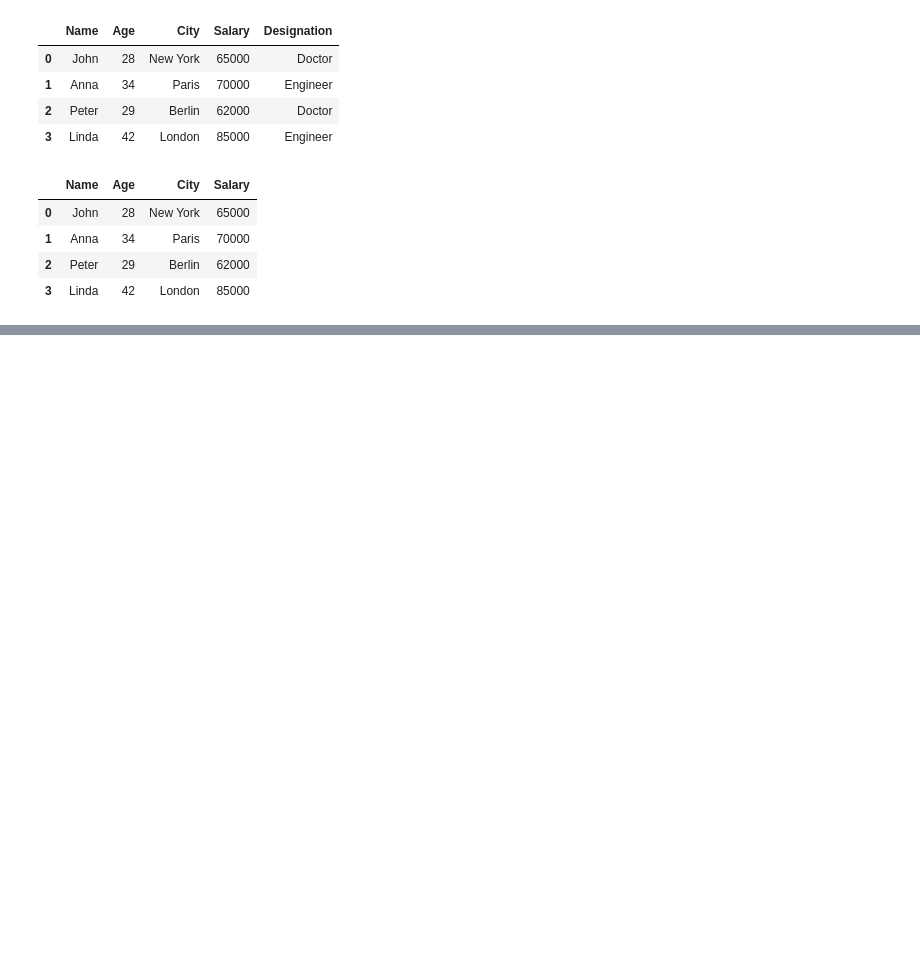
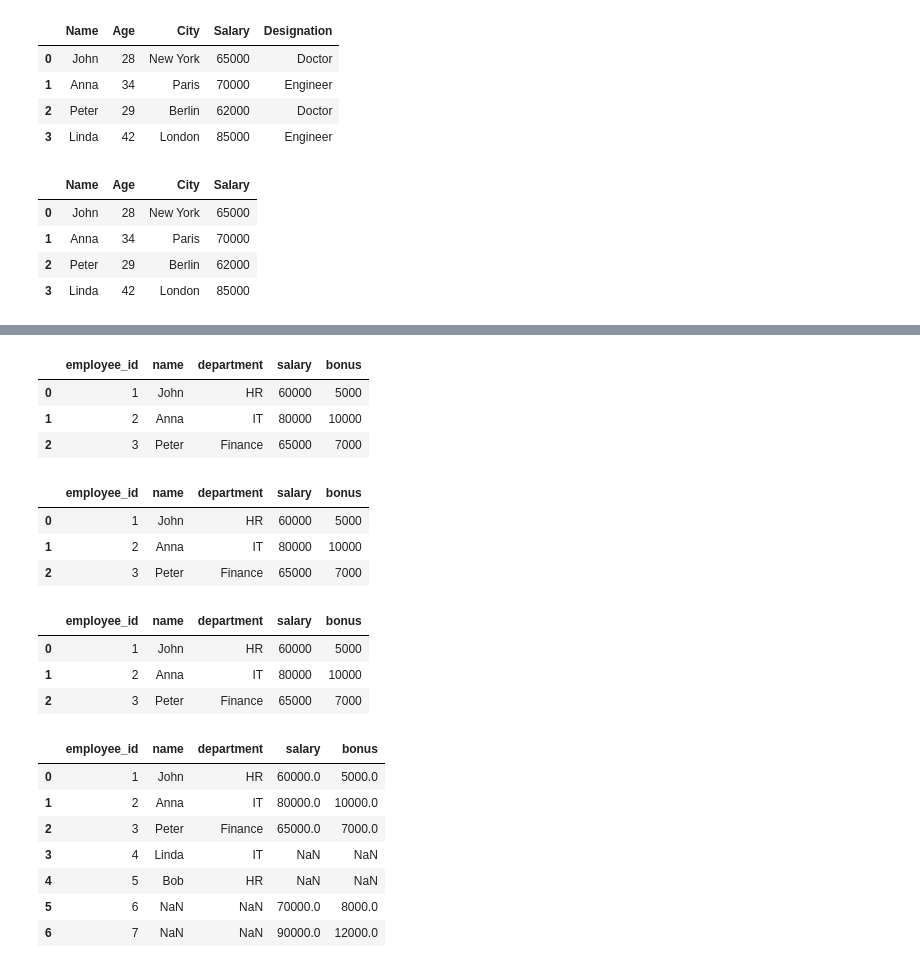
Before and after one commit to yash25hemnani/ds-basics, a Jupyter notebook: pandas_basics.ipynb, the cells around one changed output, grey strips where cells are left out. Cells and saved outputs as stored; diff of their text form; code cells hidden in the pictures; blank space fills up the shorter version.

```diff
--- a/pandas_basics.ipynb
+++ b/pandas_basics.ipynb
@@ -160,0 +364,14 @@ df2
+# %%
+# DataFrame 1: Employee Information
+employees = pd.DataFrame({
+    'employee_id': [1, 2, 3, 4, 5],
+    'name': ['John', 'Anna', 'Peter', 'Linda', 'Bob'],
+    'department': ['HR', 'IT', 'Finance', 'IT', 'HR']
+})
+
+# DataFrame 2: Salary information
+salaries = pd.DataFrame({
+    'employee_id': [1, 2, 3, 6, 7],
+    'salary': [60000, 80000, 65000, 70000, 90000],
+    'bonus': [5000, 10000, 7000, 8000, 12000]
+})
@@ -160,0 +396,37 @@ df2
+# %%
+# Only the key that is common among both will be used to merge (only ids that exist in
+# both will be visible)
+pd.merge(employees, salaries)
+# %% [output]
+|  | employee_id | name | department | salary | bonus |
+| 0 | 1 | John | HR | 60000 | 5000 |
+| 1 | 2 | Anna | IT | 80000 | 10000 |
+| 2 | 3 | Peter | Finance | 65000 | 7000 |
+# %%
+# We can specifically define which column to merge on as well
+pd.merge(employees, salaries, on='employee_id')
+# %% [output]
+|  | employee_id | name | department | salary | bonus |
+| 0 | 1 | John | HR | 60000 | 5000 |
+| 1 | 2 | Anna | IT | 80000 | 10000 |
+| 2 | 3 | Peter | Finance | 65000 | 7000 |
+# %%
+# we can also define 'how' which by default is inner
+pd.merge(employees, salaries, on='employee_id', how='inner')
+# %% [output]
+|  | employee_id | name | department | salary | bonus |
+| 0 | 1 | John | HR | 60000 | 5000 |
+| 1 | 2 | Anna | IT | 80000 | 10000 |
+| 2 | 3 | Peter | Finance | 65000 | 7000 |
+# %%
+# we can use outer join to get all the values - with null for those which do not exist
+pd.merge(employees, salaries, on='employee_id', how='outer')
+# %% [output]
+|  | employee_id | name | department | salary | bonus |
+| 0 | 1 | John | HR | 60000.0 | 5000.0 |
+| 1 | 2 | Anna | IT | 80000.0 | 10000.0 |
+| 2 | 3 | Peter | Finance | 65000.0 | 7000.0 |
+| 3 | 4 | Linda | IT | NaN | NaN |
+| 4 | 5 | Bob | HR | NaN | NaN |
+| 5 | 6 | NaN | NaN | 70000.0 | 8000.0 |
+| 6 | 7 | NaN | NaN | 90000.0 | 12000.0 |
```
Also changed, not shown: parts of 78 cells of this notebook.
